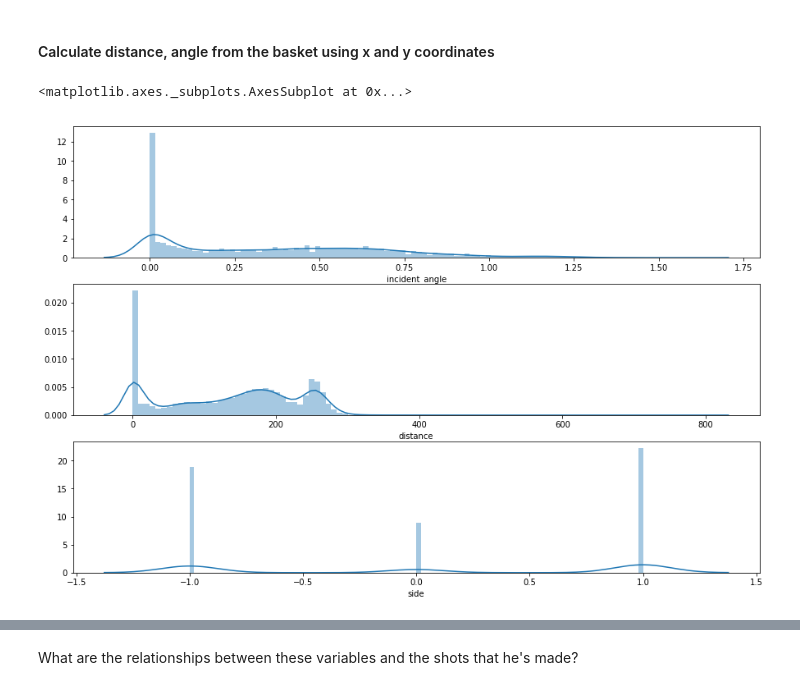
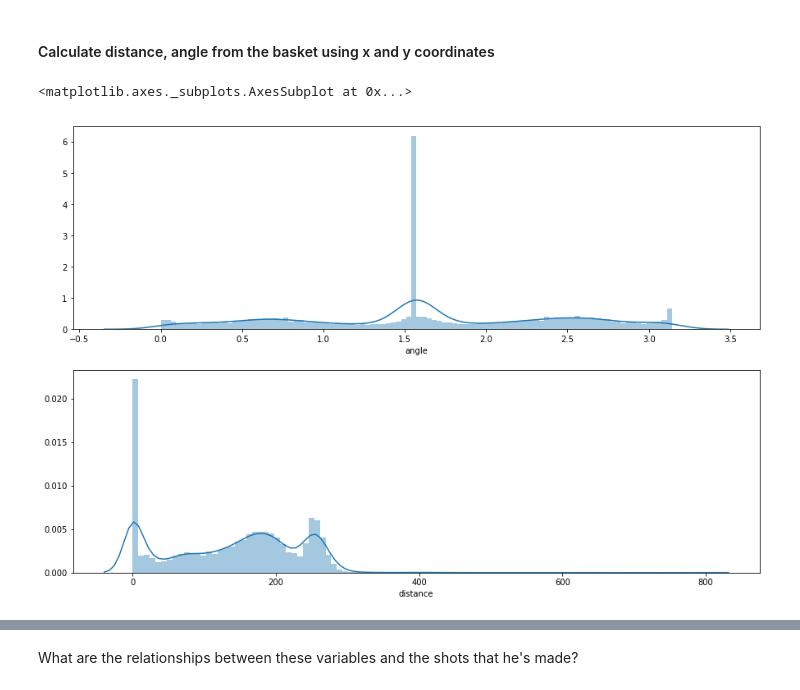
Before and after one commit to chez8990/Kaggle_kobe, a Jupyter notebook: EDA.ipynb, the cells around one changed output, grey strips where cells are left out. Saved outputs shown, nothing was run; the diff lists cells and outputs as text; code cells hidden in the pictures.

```diff
--- a/EDA.ipynb
+++ b/EDA.ipynb
@@ -89,27 +93,27 @@ plt.show()
 #### Calculate distance, angle from the basket using x and y coordinates
 # %%
 df['distance'] = np.sqrt(df['loc_x']**2 + df['loc_y']**2)
+df['distance_bin_30'], distance_bins = pd.cut(df['distance'], bins=30, retbins=True, include_lowest=True)
 
 # calculate the angle using radians, measuring from the x axis
 # since law of reflection says the incident angle is the same as angle of reflection,
 # it's more likely that Kobe would consider the incident angle instead of the polar angle when
 # he taks a shot, we need to convert that. The normal vector to the backboard is at radians pi/2
-df['angle'] = np.arccos(df['loc_x']/250)
-df['incident_angle'] = np.abs(np.pi/2 - df['angle'])
+# however, doing so would destroy the assymetricity of the problem. So we add a sign to it
+df['angle'] = np.arctan(df['loc_y']/df['loc_x']).fillna(0) + np.pi/2
+df['angle_bin_30'], angle_bins = pd.cut(df['angle'], bins=30, retbins=True, right=True, include_lowest=True)
+
 
 # doing the above assumes symmetricit across the normal vector pointing out from the basket, we must add back the
 # side of the basket he's in. We do this by simply
 
 df['side'] = np.sign(np.pi/2 - df['angle'])
 # %%
-plt.subplot(311)
-sns.distplot(df['incident_angle'], bins=100)
+plt.subplot(211)
+sns.distplot(df['angle'], bins=100)
 
-plt.subplot(312)
+plt.subplot(212)
 sns.distplot(df['distance'], bins=100)
-
-plt.subplot(313)
-sns.distplot(df['side'], bins=100)
 # %% [output]
 <matplotlib.axes._subplots.AxesSubplot at 0x...>
-[figure, old version]
+[figure, new version]
```
Also changed, not shown: parts of 38 cells of this notebook, 1 other file.
